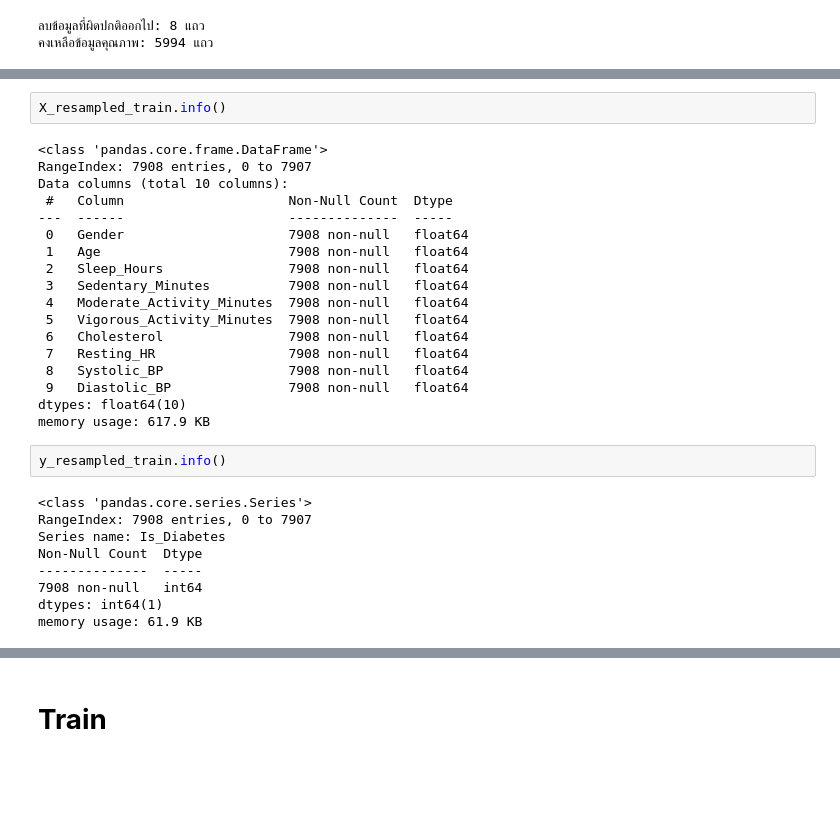
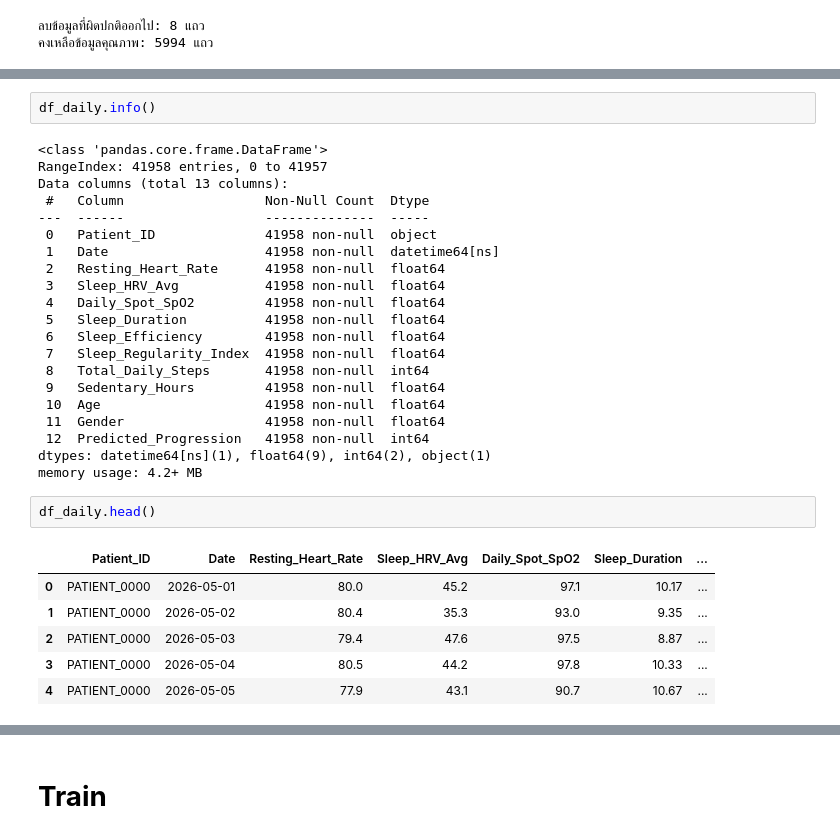
Before and after one commit to IAmSipp/diabetes_prediction_with_NHANSES_dataset, a Jupyter notebook: NextDecade_Diabetes_Wearable_Model.ipynb, the cells around one changed output, grey strips where cells are left out. Drawn from its saved outputs; the diff is of its cells as text; blank space fills up the shorter version.

```diff
--- a/NextDecade_Diabetes_Wearable_Model.ipynb
+++ b/NextDecade_Diabetes_Wearable_Model.ipynb
@@ -352,31 +406,32 @@ X_resampled_train, y_resampled_train = smote.fit_resample(X_train_final, y_train
 # %%
-X_resampled_train.info()
+df_daily.info()
 # %% [output]
 <class 'pandas.core.frame.DataFrame'>
-RangeIndex: 7908 entries, 0 to 7907
-Data columns (total 10 columns):
- #   Column                     Non-Null Count  Dtype
----  ------                     --------------  -----
- 0   Gender                     7908 non-null   float64
- 1   Age                        7908 non-null   float64
- 2   Sleep_Hours                7908 non-null   float64
- 3   Sedentary_Minutes          7908 non-null   float64
- 4   Moderate_Activity_Minutes  7908 non-null   float64
- 5   Vigorous_Activity_Minutes  7908 non-null   float64
- 6   Cholesterol                7908 non-null   float64
- 7   Resting_HR                 7908 non-null   float64
- 8   Systolic_BP                7908 non-null   float64
- 9   Diastolic_BP               7908 non-null   float64
-dtypes: float64(10)
-memory usage: 617.9 KB
+RangeIndex: 41958 entries, 0 to 41957
+Data columns (total 13 columns):
+ #   Column                  Non-Null Count  Dtype
+---  ------                  --------------  -----
+ 0   Patient_ID              41958 non-null  object
+ 1   Date                    41958 non-null  datetime64[ns]
+ 2   Resting_Heart_Rate      41958 non-null  float64
+ 3   Sleep_HRV_Avg           41958 non-null  float64
+ 4   Daily_Spot_SpO2         41958 non-null  float64
+ 5   Sleep_Duration          41958 non-null  float64
+ 6   Sleep_Efficiency        41958 non-null  float64
+ 7   Sleep_Regularity_Index  41958 non-null  float64
+ 8   Total_Daily_Steps       41958 non-null  int64
+ 9   Sedentary_Hours         41958 non-null  float64
+ 10  Age                     41958 non-null  float64
+ 11  Gender                  41958 non-null  float64
+ 12  Predicted_Progression   41958 non-null  int64
+dtypes: datetime64[ns](1), float64(9), int64(2), object(1)
+memory usage: 4.2+ MB
-# %%
-y_resampled_train.info()
-# %% [output]
-<class 'pandas.core.series.Series'>
-RangeIndex: 7908 entries, 0 to 7907
-Series name: Is_Diabetes
-Non-Null Count  Dtype
---------------  -----
-7908 non-null   int64
-dtypes: int64(1)
-memory usage: 61.9 KB
+# %%
+df_daily.head()
+# %% [output]
+|  | Patient_ID | Date | Resting_Heart_Rate | Sleep_HRV_Avg | Daily_Spot_SpO2 | Sleep_Duration | ... |
+| 0 | PATIENT_0000 | 2026-05-01 | 80.0 | 45.2 | 97.1 | 10.17 | ... |
+| 1 | PATIENT_0000 | 2026-05-02 | 80.4 | 35.3 | 93.0 | 9.35 | ... |
+| 2 | PATIENT_0000 | 2026-05-03 | 79.4 | 47.6 | 97.5 | 8.87 | ... |
+| 3 | PATIENT_0000 | 2026-05-04 | 80.5 | 44.2 | 97.8 | 10.33 | ... |
+| 4 | PATIENT_0000 | 2026-05-05 | 77.9 | 43.1 | 90.7 | 10.67 | ... |
```
Also changed, not shown: parts of 42 cells of this notebook, 2 other files.
